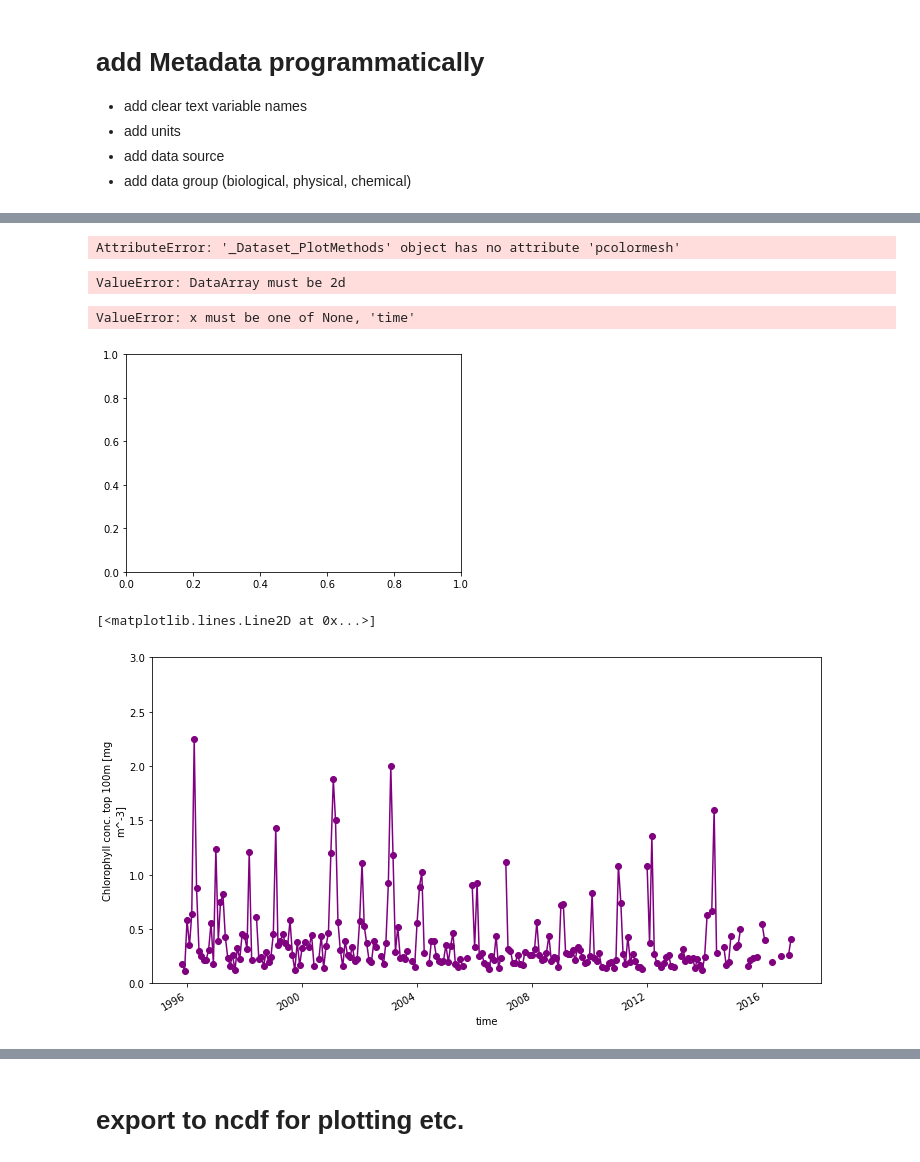
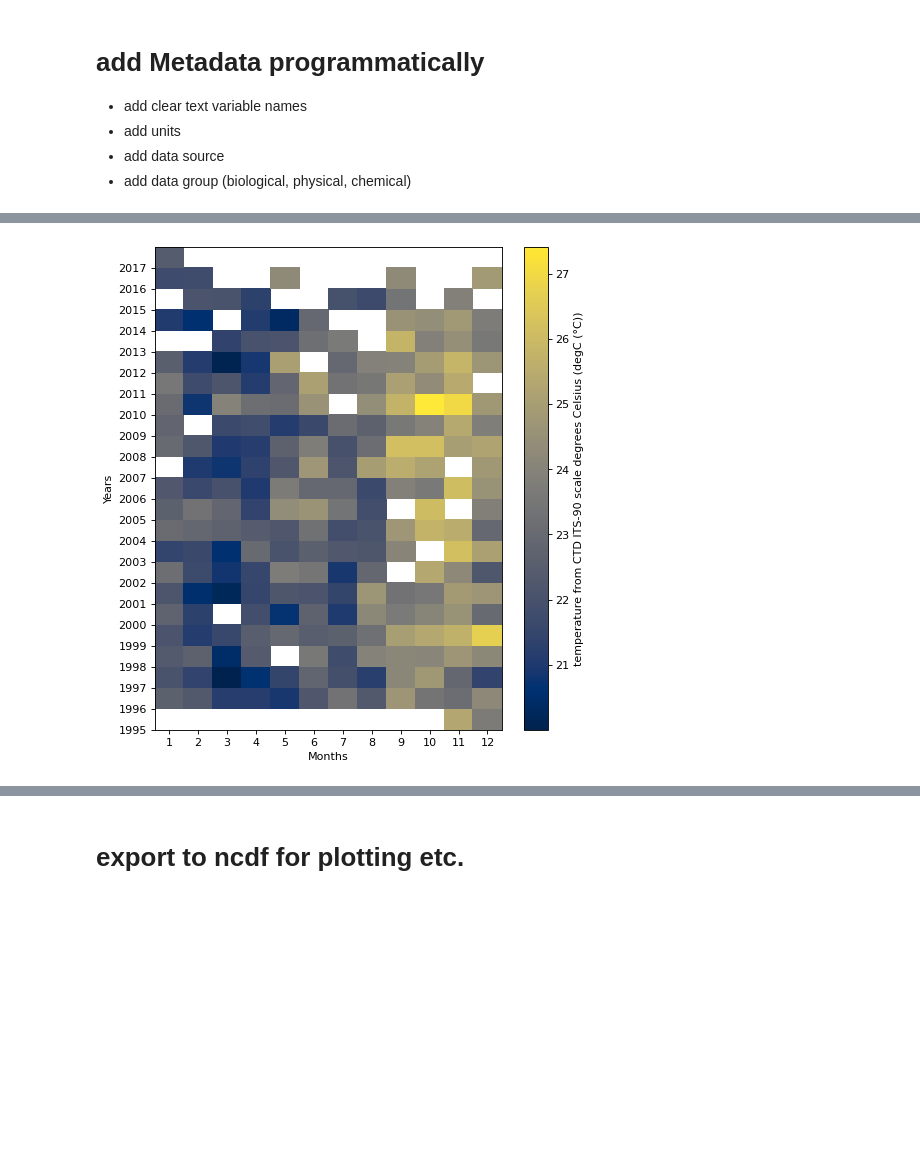
Before and after one commit to ben1post/BennyPhD, a Jupyter notebook: CaRiaco/SCRIPPS/CARIACO_data/Manuscript2DataAnalysis/annotatedDATA/ReadAnnotate2NCDF_FULLSET.ipynb, the cells around one changed output, grey strips where cells are left out. Drawn from its saved outputs; the diff is of its cells as text; code cells hidden in the pictures; blank space fills up the shorter version.

```diff
--- a/CaRiaco/SCRIPPS/CARIACO_data/Manuscript2DataAnalysis/annotatedDATA/ReadAnnotate2NCDF_FULLSET.ipynb
+++ b/CaRiaco/SCRIPPS/CARIACO_data/Manuscript2DataAnalysis/annotatedDATA/ReadAnnotate2NCDF_FULLSET.ipynb
@@ -149,19 +187,4 @@ ValueError: x must be one of None, 'time'
-# %%
-timetest.plot.pcolormesh(x='month',y='time',z='Chlorophyll')
-# %% [output]
-AttributeError: '_Dataset_PlotMethods' object has no attribute 'pcolormesh'
-# %%
-timetest.Chlorophyll.plot.pcolormesh()
-# %% [output]
-ValueError: DataArray must be 2d
-# %%
-CARIACO.Chlorophyll.plot(x='month')
-# %% [output]
-ValueError: x must be one of None, 'time'
-[figure, removed]
-# %%
-CARIACO.Chlorophyll.plot.line(color="purple", marker="o",
-                             aspect=2, size=6, ylim=[0,3])
-# %% [output]
-[<matplotlib.lines.Line2D at 0x...>]
-[figure, removed]
+# %%
+plot_yearmonth_cmap(CARIACO.Temperature)
+# %% [output]
+[figure, added]
```
Also changed, not shown: parts of 25 cells of this notebook, 2 other files.
